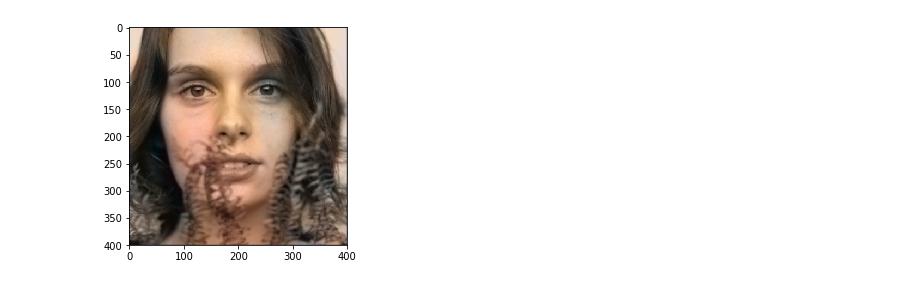
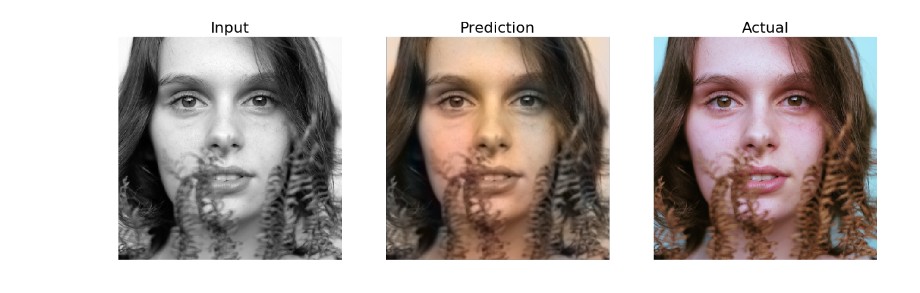
Before and after one commit to reginbald/ID2223-project-colorize-images-ML, a Jupyter notebook: notebooks/color_one_pic.ipynb, the cells around one changed output. Cells and saved outputs as stored; diff of their text form; code cells hidden in the pictures.

Commit message:
Displaying Input, Prediction and Actual images

```diff
--- a/notebooks/color_one_pic.ipynb
+++ b/notebooks/color_one_pic.ipynb
@@ -7,14 +8,14 @@ from skimage.transform import resize
 from skimage.io import imsave
 # %%
 def loadImage(path):
-    img = io.imread(path)[:,:,:3]
-    L = color.rgb2lab(img)[:,:,0]
-    shape = img.shape
-    img = resize(img, (256, 256), True)
+    original_img = io.imread(path)[:,:,:3]
+    L = color.rgb2lab(original_img)[:,:,0]
+
+    img = resize(original_img, (256, 256), True)
     img = img.reshape((img.shape[0], img.shape[1], 3))
     img = img.astype(numpy.float32)
     img = color.rgb2lab(img)[:,:,0]
-    return img.reshape((img.shape[0], img.shape[1], 1)), shape, L
+    return img.reshape((img.shape[0], img.shape[1], 1)), L, original_img
 # %%
 def loadGraph(frozen_graph_filename):
     # We load the protobuf file from the disk and parse it to retrieve the
@@ -30,32 +31,44 @@ def loadGraph(frozen_graph_filename):
         tf.import_graph_def(graph_def, name="prefix")
     return graph
 # %%
-img, shape, L = loadImage('woman.jpg')
+matplotlib.rcParams['figure.figsize'] = (20.0, 10.0)
+img, L, original_image = loadImage('../data/woman.jpg')
 
 graph = loadGraph("model/frozen_model.pb")
 
 x = graph.get_tensor_by_name('prefix/batch:0')
 y = graph.get_tensor_by_name('prefix/colorized_image:0')
 
 with tf.Session(graph=graph) as sess:
     y_out = sess.run(y, feed_dict={
         x: [img]
     })
 
     rgb = color.lab2rgb(y_out[0].astype(numpy.float64))
-    rgb = resize(rgb, (shape[0], shape[1]), True)
+    rgb = resize(rgb, (original_image.shape[0], original_image.shape[1]), True)
     lab = color.rgb2lab(rgb)
 
-    final = numpy.zeros((shape[0], shape[1], 3))
+    final = numpy.zeros((original_image.shape[0], original_image.shape[1], 3))
     final[:,:,0] = L
     final[:,:,1] = lab[:,:,1]
     final[:,:,2] = lab[:,:,2]
 
     final = color.lab2rgb(final)
 
     #imsave("result.png", rgb)
 
+    plt.subplot(131)
+    plt.title('Input', fontsize=22)
+    plt.imshow(L, cmap='gray')
+    plt.axis('off')
+    plt.subplot(132)
+    plt.title('Prediction', fontsize=22)
     plt.imshow(rgb)
+    plt.axis('off')
+    plt.subplot(133)
+    plt.title('Actual', fontsize=22)
+    plt.imshow(original_image)
+    plt.axis('off')
     plt.show()
 # %% [output]
-[figure, old version]
+[figure, new version]
```
Also changed, not shown: parts of 1 cell of this notebook, 1 other file.
